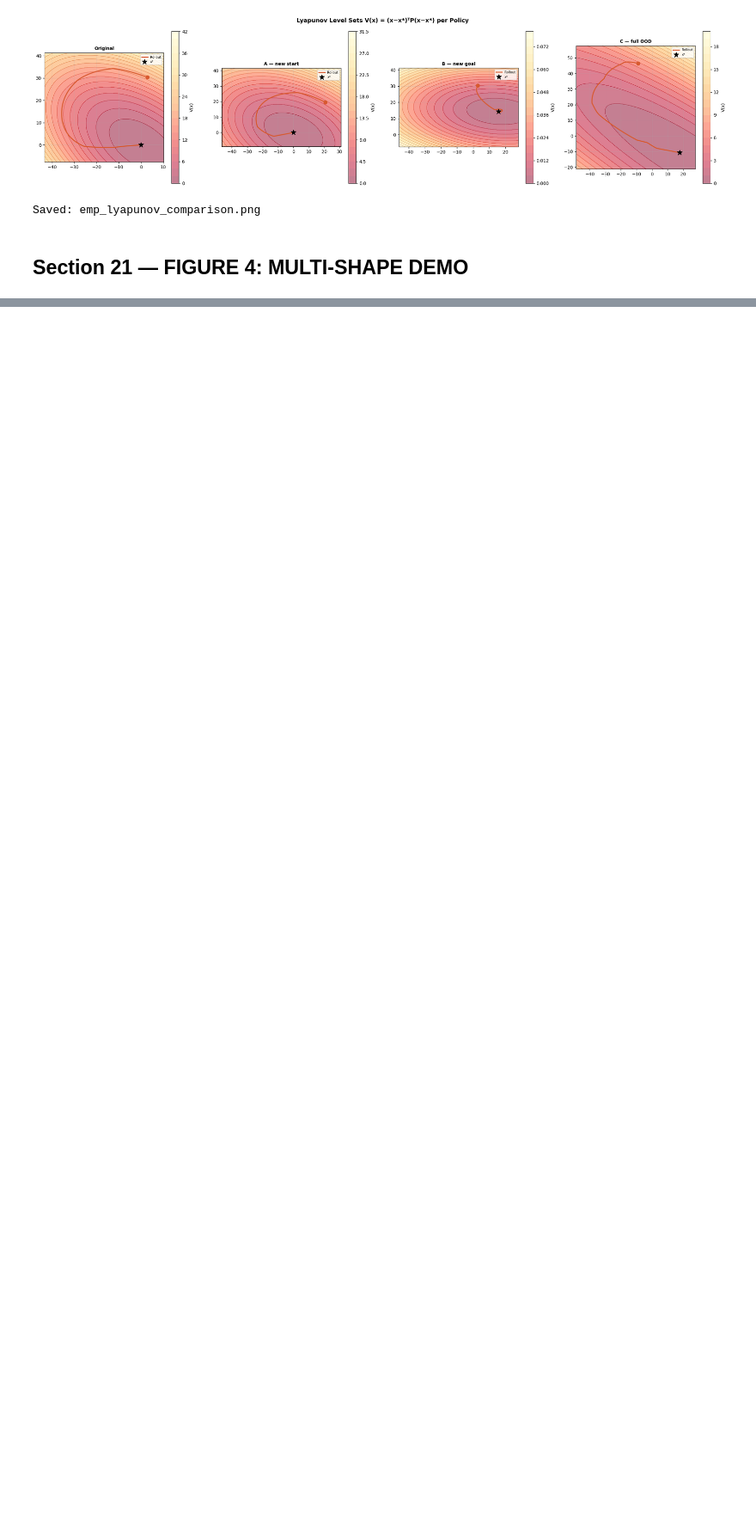
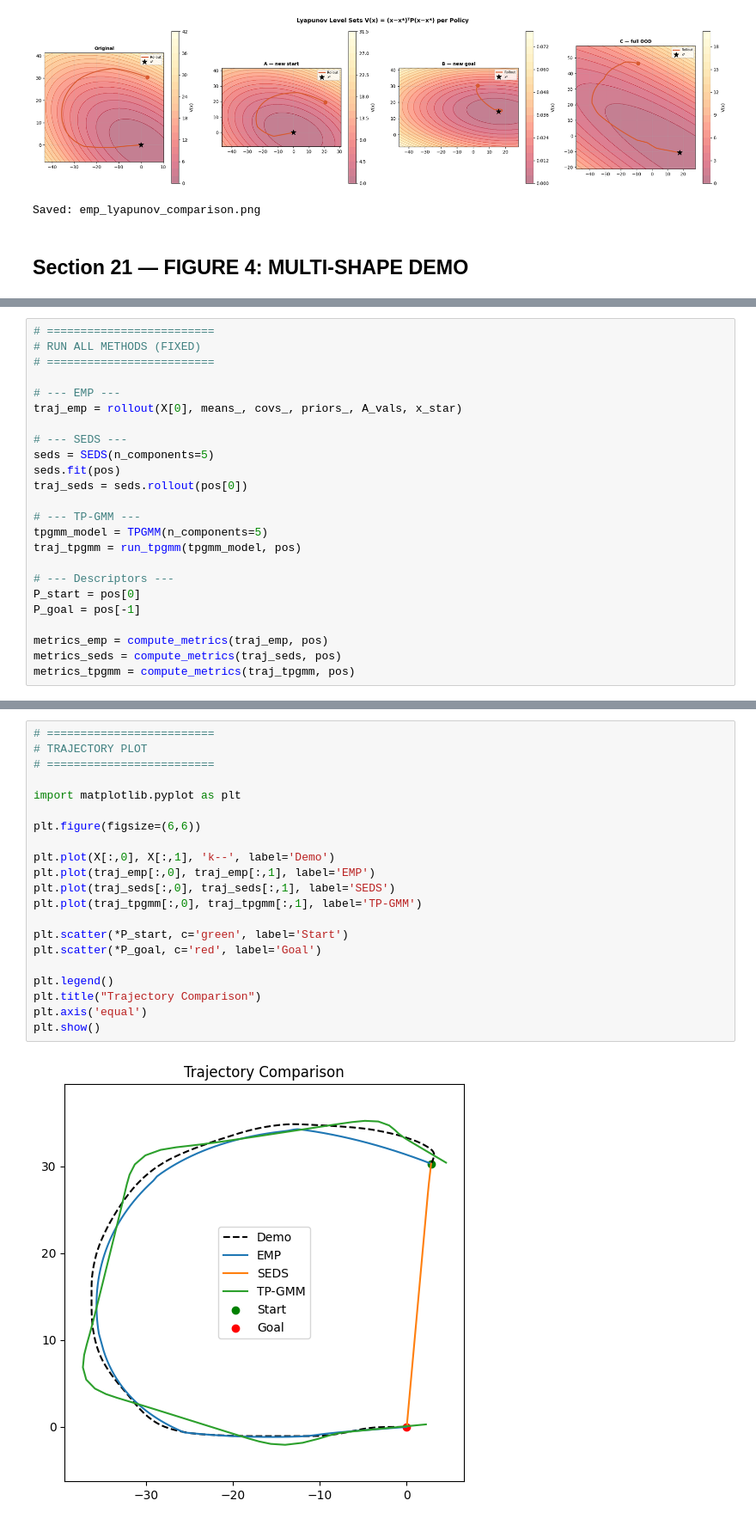
Before and after one commit to rayaanoidPrime/CP321_Imitation_Learning, a Jupyter notebook: project/notebooks/emp_lasa.ipynb, the cells around one changed output, grey strips where cells are left out. Shown at 86% size. Saved outputs shown, nothing was run; the diff lists cells and outputs as text; blank space fills up the shorter version.

```diff
--- a/project/notebooks/emp_lasa.ipynb
+++ b/project/notebooks/emp_lasa.ipynb
@@ -1059,0 +1471,24 @@ print("Saved: emp_multi_shape.png")
+# %%
+# =========================
+# RUN ALL METHODS (FIXED)
+# =========================
+
+# --- EMP ---
+traj_emp = rollout(X[0], means_, covs_, priors_, A_vals, x_star)
+
+# --- SEDS ---
+seds = SEDS(n_components=5)
+seds.fit(pos)
+traj_seds = seds.rollout(pos[0])
+
+# --- TP-GMM ---
+tpgmm_model = TPGMM(n_components=5)
+traj_tpgmm = run_tpgmm(tpgmm_model, pos)
+
+# --- Descriptors ---
+P_start = pos[0]
+P_goal = pos[-1]
+
+metrics_emp = compute_metrics(traj_emp, pos)
+metrics_seds = compute_metrics(traj_seds, pos)
+metrics_tpgmm = compute_metrics(traj_tpgmm, pos)
@@ -1059,0 +1540,23 @@ print("Saved: emp_multi_shape.png")
+# %%
+# =========================
+# TRAJECTORY PLOT
+# =========================
+
+import matplotlib.pyplot as plt
+
+plt.figure(figsize=(6,6))
+
+plt.plot(X[:,0], X[:,1], 'k--', label='Demo')
+plt.plot(traj_emp[:,0], traj_emp[:,1], label='EMP')
+plt.plot(traj_seds[:,0], traj_seds[:,1], label='SEDS')
+plt.plot(traj_tpgmm[:,0], traj_tpgmm[:,1], label='TP-GMM')
+
+plt.scatter(*P_start, c='green', label='Start')
+plt.scatter(*P_goal, c='red', label='Goal')
+
+plt.legend()
+plt.title("Trajectory Comparison")
+plt.axis('equal')
+plt.show()
+# %% [output]
+[figure, added]
```
Also changed, not shown: parts of 14 cells of this notebook.
